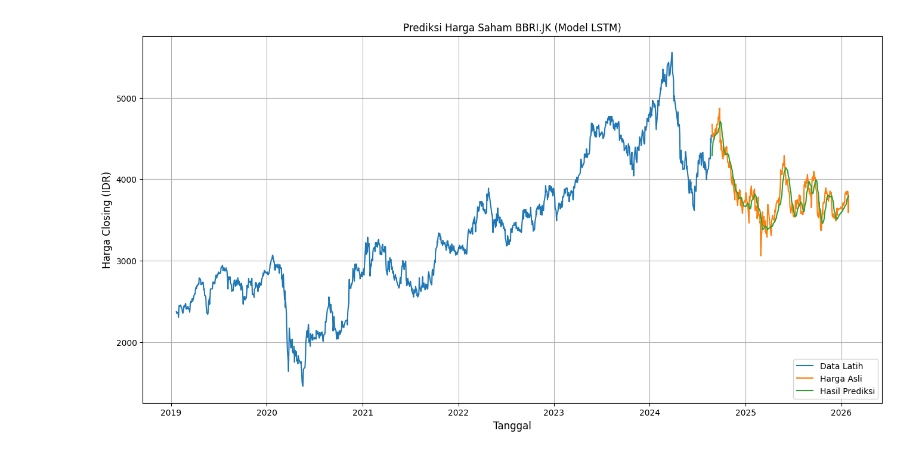
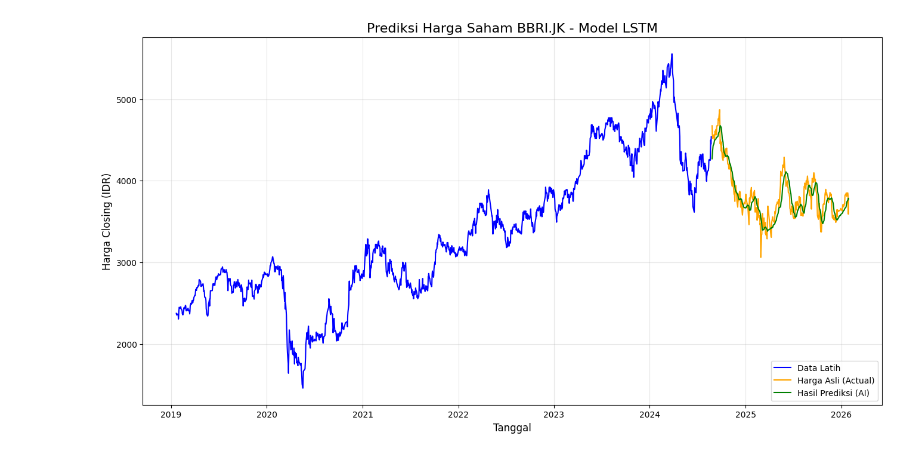
Before and after one commit to rifainareswara/unsia-uas-deeplearning, a Jupyter notebook: unsia_deeplearning-uas.ipynb, the cells around one changed output. Cells and saved outputs as stored; diff of their text form; code cells hidden in the pictures.

```diff
--- a/unsia_deeplearning-uas.ipynb
+++ b/unsia_deeplearning-uas.ipynb
@@ -1,7 +1,8 @@
 # %%
-# 1. Install & Upgrade
-!pip install --upgrade yfinance pandas_datareader
-
+# =================================================================
+# BAGIAN 1: DATA ACQUISITION (FIXED FOR MULTIINDEX)
+# Narasi: "Program menarik data BBRI secara real-time..."
+# =================================================================
 import numpy as np
 import pandas as pd
 import matplotlib.pyplot as plt
@@ -9,35 +10,29 @@ import yfinance as yf
 from sklearn.preprocessing import MinMaxScaler
 from tensorflow.keras.models import Sequential
 from tensorflow.keras.layers import Dense, LSTM, Dropout
+from sklearn.metrics import mean_squared_error
 
-# --- PERBAIKAN PENGAMBILAN DATA ---
 symbol = 'BBRI.JK'
-start_date = '2019-01-20'
-end_date = '2026-01-30'
+# Menggunakan auto_adjust agar mendapatkan harga yang sudah disesuaikan
+df = yf.download(symbol, start='2019-01-20', end='2026-01-30', auto_adjust=True)
 
-# Menggunakan auto_adjust agar format kolom lebih konsisten
-df = yf.download(symbol, start=start_date, end=end_date, auto_adjust=True)
+# SOLUSI KEYERROR: Memaksa kolom menjadi satu tingkat (Flattening Columns)
+if isinstance(df.columns, pd.MultiIndex):
+    df.columns = df.columns.get_level_values(0)
 
-# Memastikan kita mengambil kolom 'Close' meskipun dalam format MultiIndex
-if 'Close' in df.columns:
-    data = df[['Close']]
-else:
-    # Jika yfinance menggunakan MultiIndex (misal: ('Close', 'BBRI.JK'))
-    data = df.xs('Close', axis=1, level=0) if isinstance(df.columns, pd.MultiIndex) else df[['Close']]
+# Mengambil data harga penutupan dan hapus baris kosong
+data = df[['Close']].dropna()
 
-# Menghapus data kosong (NaN) jika ada
-data = data.dropna()
+# =================================================================
+# BAGIAN 2: PREPROCESSING
+# Narasi: "Normalisasi data ke skala 0-1..."
+# =================================================================
 dataset = data.values
-
-print(f"Bentuk dataset setelah diperbaiki: {dataset.shape}")
-
-# 2. Preprocessing Data
 training_data_len = int(np.ceil(len(dataset) * .8))
 
 scaler = MinMaxScaler(feature_range=(0,1))
 scaled_data = scaler.fit_transform(dataset)
 
-# Membuat dataset training
 x_train, y_train = [], []
 for i in range(60, len(scaled_data[:training_data_len])):
     x_train.append(scaled_data[i-60:i, 0])
@@ -46,8 +41,11 @@ for i in range(60, len(scaled_data[:training_data_len])):
 x_train, y_train = np.array(x_train), np.array(y_train)
 x_train = np.reshape(x_train, (x_train.shape[0], x_train.shape[1], 1))
 
-# 3. Membangun Model LSTM
-#
+# =================================================================
+# BAGIAN 3: ARCHITECTURE (LSTM MODEL)
+# Narasi: "Membangun otak AI dengan lapisan LSTM..."
+# =================================================================
+
 model = Sequential([
     LSTM(50, return_sequences=True, input_shape=(x_train.shape[1], 1)),
     Dropout(0.2),
@@ -60,7 +58,9 @@ model = Sequential([
 model.compile(optimizer='adam', loss='mean_squared_error')
 model.fit(x_train, y_train, batch_size=32, epochs=10, verbose=1)
 
-# 4. Pengujian Model
+# =================================================================
+# BAGIAN 4: TESTING & PREDICTION
+# =================================================================
 test_data = scaled_data[training_data_len - 60: , :]
 x_test = []
 y_test = dataset[training_data_len:, :]
@@ -74,19 +74,25 @@ x_test = np.reshape(x_test, (x_test.shape[0], x_test.shape[1], 1))
 predictions = model.predict(x_test)
 predictions = scaler.inverse_transform(predictions)
 
-# 5. Visualisasi
+# =================================================================
+# BAGIAN 5: ANALISIS HASIL AKHIR
+# Narasi: "Visualisasi perbandingan prediksi vs harga pasar..."
+# =================================================================
+rmse = np.sqrt(mean_squared_error(y_test, predictions))
+print(f"Nilai Error (RMSE): {rmse:.2f} IDR")
+
 train = data[:training_data_len]
 valid = data[training_data_len:].copy()
-valid['Predictions'] = predictions
+valid.loc[:, 'Predictions'] = predictions # Menggunakan .loc untuk keamanan data
 
 plt.figure(figsize=(16,8))
-plt.title(f'Prediksi Harga Saham {symbol} (Model LSTM)')
+plt.title(f'Prediksi Harga Saham {symbol} - Model LSTM', fontsize=16)
+plt.plot(train['Close'], color='blue', label='Data Latih')
+plt.plot(valid['Close'], color='orange', label='Harga Asli (Actual)')
+plt.plot(valid['Predictions'], color='green', label='Hasil Prediksi (AI)')
 plt.xlabel('Tanggal', fontsize=12)
 plt.ylabel('Harga Closing (IDR)', fontsize=12)
-plt.plot(train['Close'], label='Data Latih')
-plt.plot(valid['Close'], label='Harga Asli')
-plt.plot(valid['Predictions'], label='Hasil Prediksi')
 plt.legend(loc='lower right')
-plt.grid(True)
+plt.grid(True, alpha=0.3)
 plt.show()
 # %% [output]
@@ -139 +124 @@ Epoch 10/10
-[figure, old version]
+[figure, new version]
```
Also changed, not shown: parts of 1 cell of this notebook.
